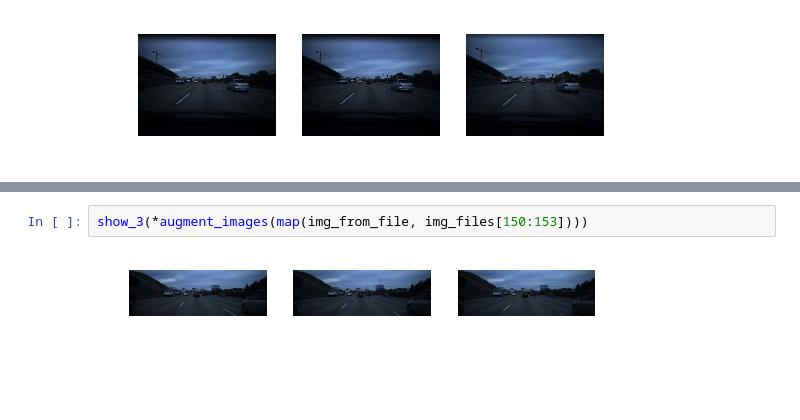
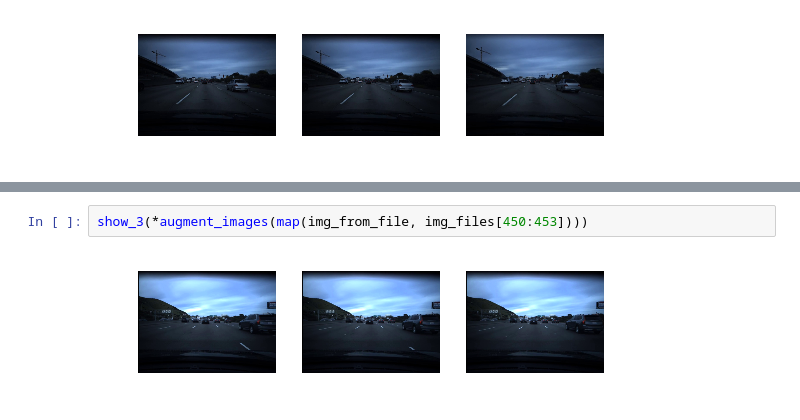
Before and after one commit to afcarl/speed-predictor, a Jupyter notebook: image_processing.ipynb, the cells around one changed output, grey strips where cells are left out. Saved outputs shown, nothing was run; the diff lists cells and outputs as text; blank space fills up the shorter version.

```diff
--- a/image_processing.ipynb
+++ b/image_processing.ipynb
@@ -105,7 +110,7 @@ show_3(*augment_images(map(img_from_file, img_files[150:153])))
 # %%
-show_3(*augment_images(map(img_from_file, img_files[150:153])))
+show_3(*augment_images(map(img_from_file, img_files[450:453])))
 # %% [output]
-[figure, old version]
+[figure, new version]
 # %%
 for i in range(100, 110):
   old, new = list(map(img_from_file, img_files[i:i+2]))
```
Also changed, not shown: parts of 13 cells of this notebook, 3 other files.
